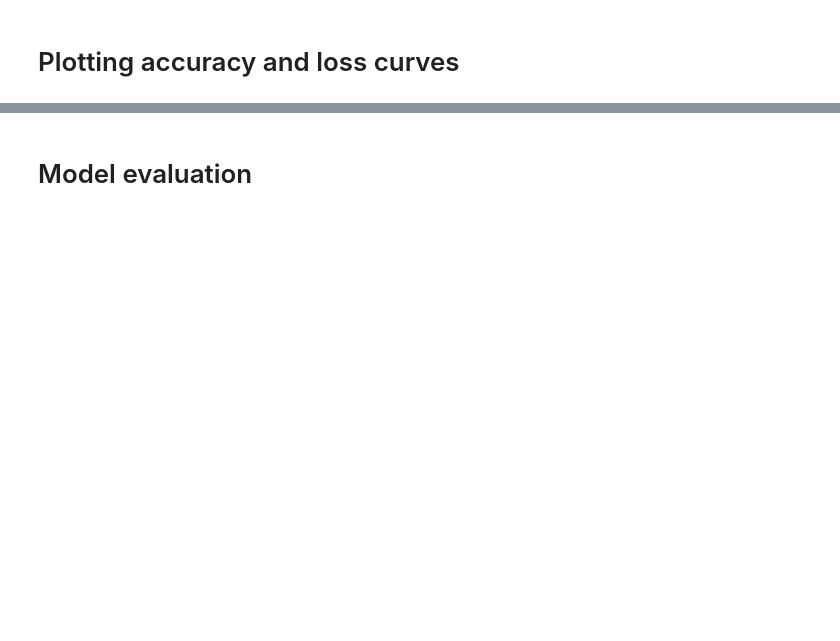
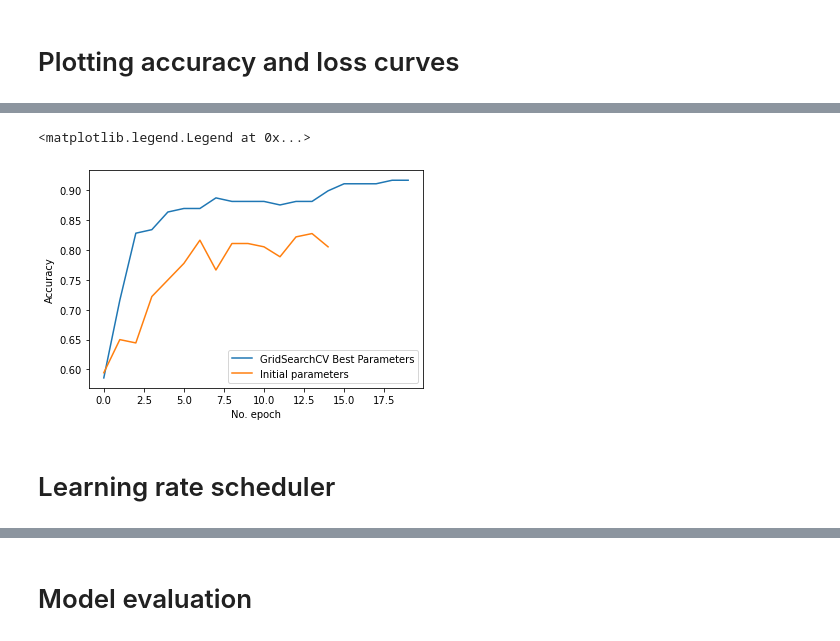
Before and after one commit to kritikaparmar-programmer/HealthCheck, a Jupyter notebook: Notebooks/Heart-Attack_Notebook.ipynb, the cells around one changed output, grey strips where cells are left out. Drawn from its saved outputs; the diff is of its cells as text; code cells hidden in the pictures; blank space fills up the shorter version.

```diff
--- a/Notebooks/Heart-Attack_Notebook.ipynb
+++ b/Notebooks/Heart-Attack_Notebook.ipynb
@@ -251,0 +258,8 @@ plt.show()
+# %%
+def create_model(layers):
+    model1=Sequential()
+    for nodes in layers:
+        model1.add(Dense(nodes,activation='relu'))
+    model1.add(Dense(2,activation='softmax'))
+    model1.compile(optimizer='adam',loss='binary_crossentropy',metrics=['accuracy'])
+    return model1
@@ -251,0 +314,3 @@ plt.show()
+# %%
+bestClassifier=create_model((50,70))
+HbestClassifier=bestClassifier.fit(X1_train,y1_train,batch_size=16,validation_split=0.25,epochs=20)
@@ -251,0 +335,11 @@ plt.show()
+# %%
+plt.plot(HbestClassifier.history['accuracy'],label='GridSearchCV Best Parameters')
+plt.plot(model_training.history['accuracy'],label='Initial parameters')
+plt.ylabel('Accuracy')
+plt.xlabel('No. epoch')
+plt.legend(loc="lower right")
+# %% [output]
+<matplotlib.legend.Legend at 0x...>
+[figure, added]
+# %% [markdown]
+# Learning rate scheduler
```
Also changed, not shown: parts of 22 cells of this notebook, 1 other file.
